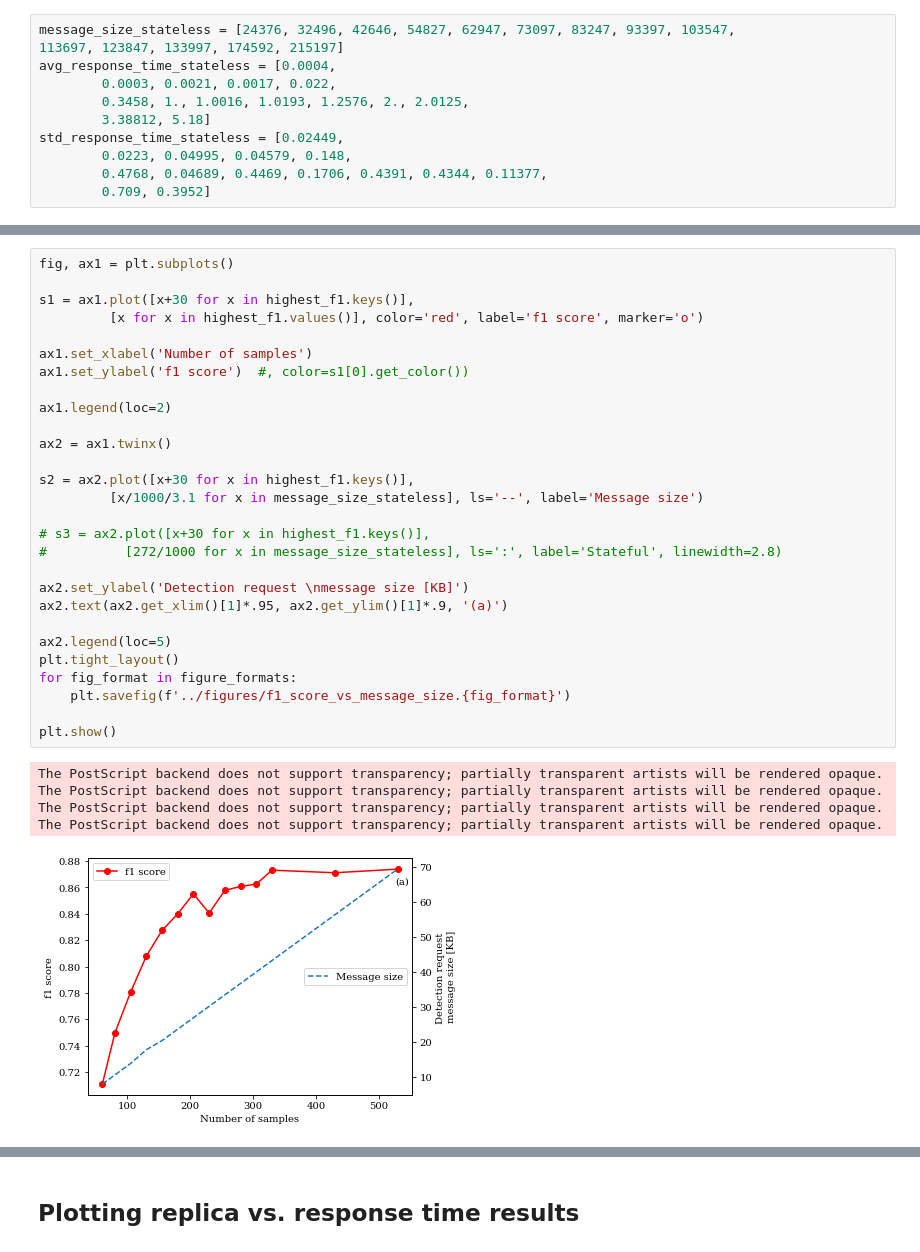
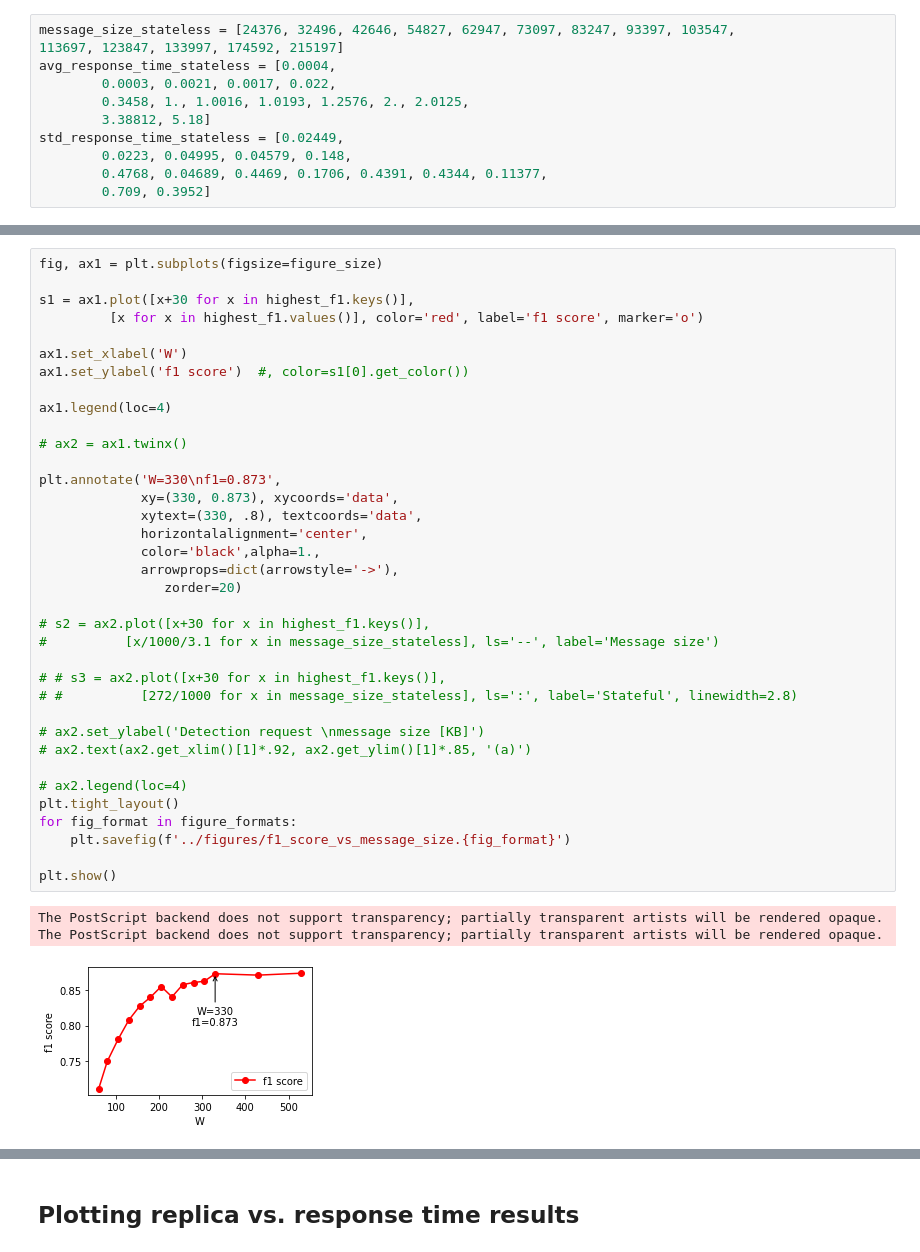
Before and after one commit to carlosnatalino/2022-OFC-unsupervised-learning, a Jupyter notebook: ml/plot-results.ipynb, the cells around one changed output, grey strips where cells are left out. Cells and saved outputs as stored; diff of their text form.

Commit message:
Final version with figures submitted to OFC.

```diff
--- a/ml/plot-results.ipynb
+++ b/ml/plot-results.ipynb
@@ -80,37 +82,43 @@ std_response_time_stateless = [0.02449,
 # %%
-fig, ax1 = plt.subplots()
+fig, ax1 = plt.subplots(figsize=figure_size)
 
 s1 = ax1.plot([x+30 for x in highest_f1.keys()],
          [x for x in highest_f1.values()], color='red', label='f1 score', marker='o')
 
-ax1.set_xlabel('Number of samples')
+ax1.set_xlabel('W')
 ax1.set_ylabel('f1 score')  #, color=s1[0].get_color())
 
-ax1.legend(loc=2)
+ax1.legend(loc=4)
 
-ax2 = ax1.twinx()
+# ax2 = ax1.twinx()
 
-s2 = ax2.plot([x+30 for x in highest_f1.keys()],
-         [x/1000/3.1 for x in message_size_stateless], ls='--', label='Message size')
+plt.annotate('W=330\nf1=0.873',
+             xy=(330, 0.873), xycoords='data',
+             xytext=(330, .8), textcoords='data',
+             horizontalalignment='center',
+             color='black',alpha=1.,
+             arrowprops=dict(arrowstyle='->'),
+                zorder=20)
 
-# s3 = ax2.plot([x+30 for x in highest_f1.keys()],
-#          [272/1000 for x in message_size_stateless], ls=':', label='Stateful', linewidth=2.8)
+# s2 = ax2.plot([x+30 for x in highest_f1.keys()],
+#          [x/1000/3.1 for x in message_size_stateless], ls='--', label='Message size')
 
-ax2.set_ylabel('Detection request \nmessage size [KB]')
-ax2.text(ax2.get_xlim()[1]*.95, ax2.get_ylim()[1]*.9, '(a)')
+# # s3 = ax2.plot([x+30 for x in highest_f1.keys()],
+# #          [272/1000 for x in message_size_stateless], ls=':', label='Stateful', linewidth=2.8)
 
-ax2.legend(loc=5)
+# ax2.set_ylabel('Detection request \nmessage size [KB]')
+# ax2.text(ax2.get_xlim()[1]*.92, ax2.get_ylim()[1]*.85, '(a)')
+
+# ax2.legend(loc=4)
 plt.tight_layout()
 for fig_format in figure_formats:
     plt.savefig(f'../figures/f1_score_vs_message_size.{fig_format}')
 
 plt.show()
 # %% [output]
 The PostScript backend does not support transparency; partially transparent artists will be rendered opaque.
 The PostScript backend does not support transparency; partially transparent artists will be rendered opaque.
-The PostScript backend does not support transparency; partially transparent artists will be rendered opaque.
-The PostScript backend does not support transparency; partially transparent artists will be rendered opaque.
-[figure, old version]
+[figure, new version]
 # %%
 fig, ax1 = plt.subplots()
 
```
Also changed, not shown: parts of 6 cells of this notebook, 5 other files.
